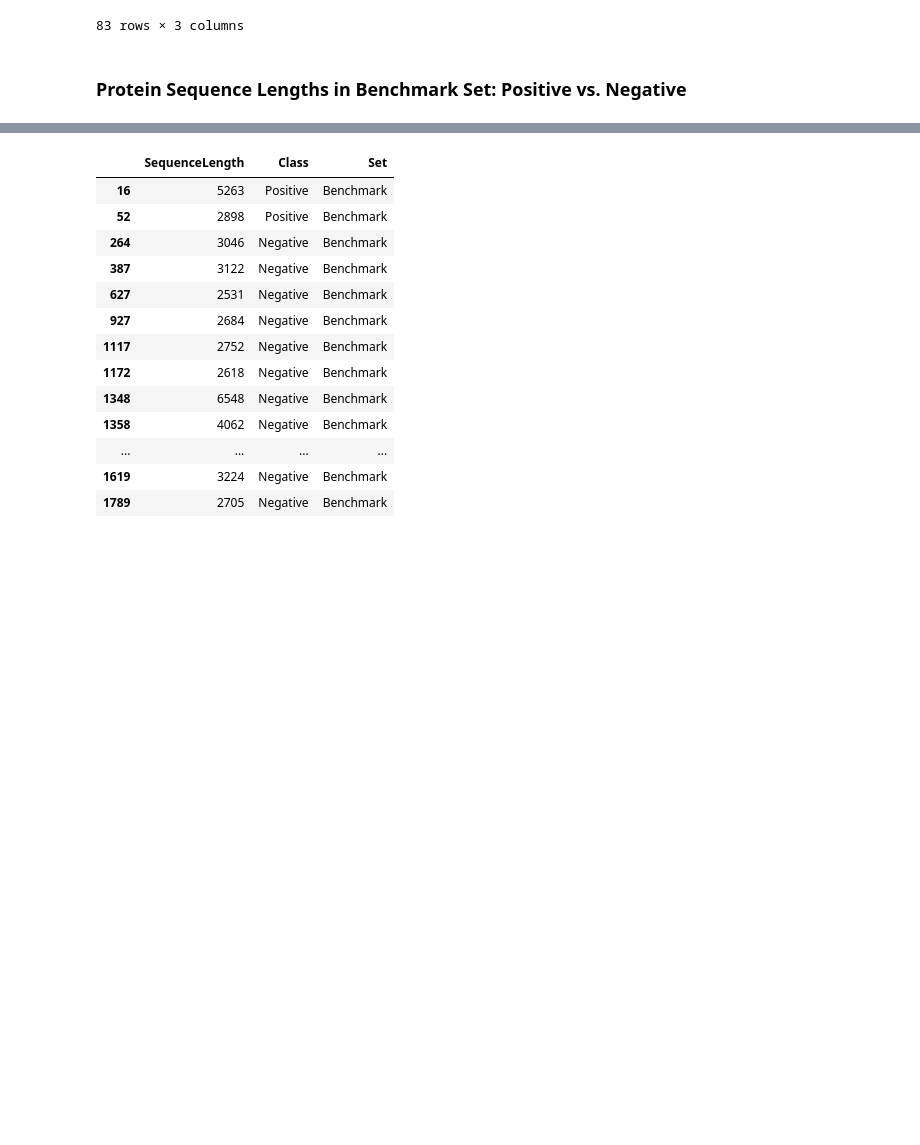
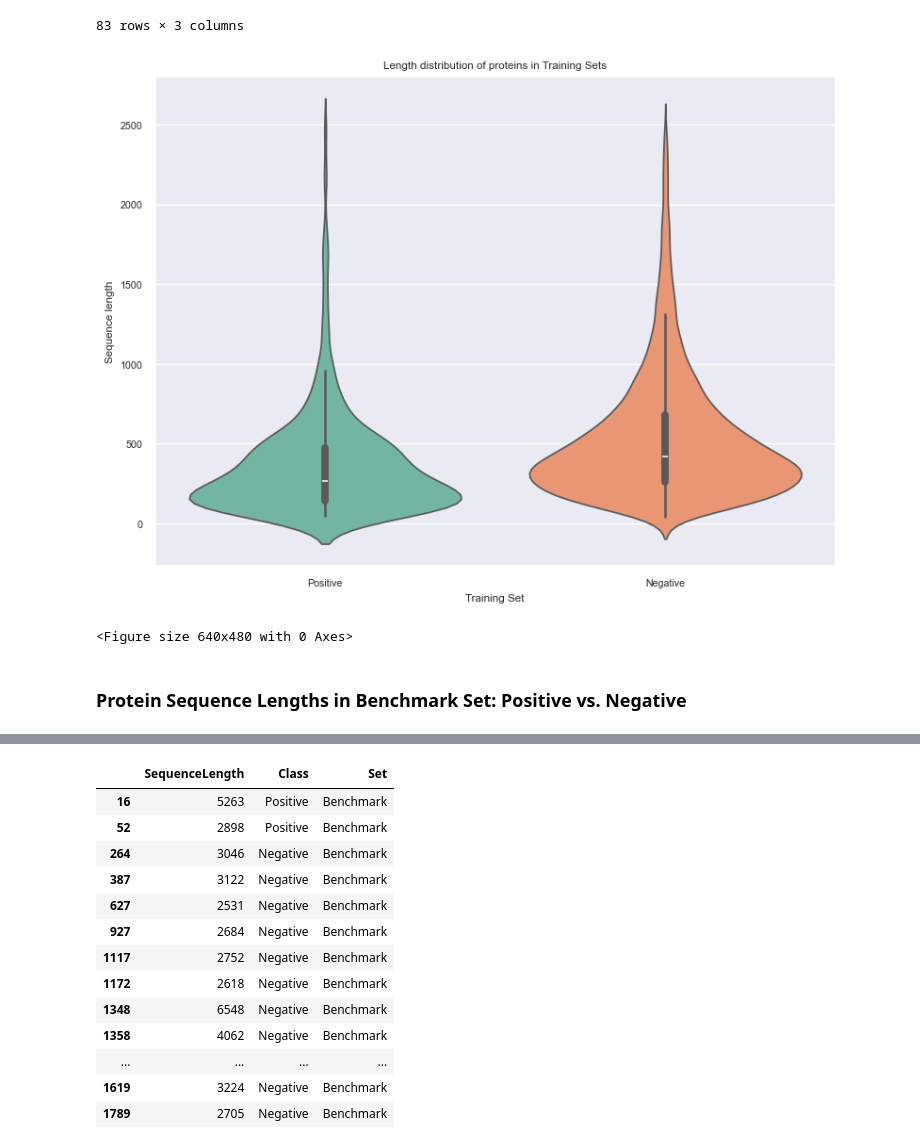
Before and after one commit to LucaCagnini/LB2_project_Group_3, a Jupyter notebook: Data_Analysis/plots.ipynb, the cells around one changed output, grey strips where cells are left out. Cells and saved outputs as stored; diff of their text form; code cells hidden in the pictures; blank space fills up the shorter version.

```diff
--- a/Data_Analysis/plots.ipynb
+++ b/Data_Analysis/plots.ipynb
@@ -163,8 +160,31 @@ df_train.loc[(df_train["SequenceLength"] > 2500) & (df_train["Class"] == "Negati
 | 9655 | 8797 | Negative | 5 |
 | 10020 | 2729 | Negative | 5 |
 83 rows × 3 columns
+# %%
+df_train_filtered_low = df_train.loc[df_train["SequenceLength"] < 2500]
+df_train_filtered_low
+plt.figure(figsize=(8, 6))
+sns.violinplot(
+    data=df_train_filtered_low,
+    x="Class",                  # Positive vs negative
+    y="SequenceLength",       # lenght distribution
+    hue="Class",
+    palette="Set2",
+    split=False,
+    inner="box"               # boxplot
+)
+
+plt.title("Length distribution of proteins in Training Sets")
+plt.ylabel("Sequence length")
+plt.xlabel("Training Set")
+plt.tight_layout()
+plt.show()
+plt.savefig("Sequence_lengths_comparison/Violin_plot_training_distribution.png", dpi=300, bbox_inches="tight")
+# %% [output]
+[figure, added]
+<Figure size 640x480 with 0 Axes>
 # %% [markdown]
-### Protein Sequence Lengths in Benchmark Set: Positive vs. Negative
+### **Protein Sequence Lengths in Benchmark Set: Positive vs. Negative**
 # %%
 sns.displot(
 
```
Also changed, not shown: parts of 41 cells of this notebook, 12 other files.
